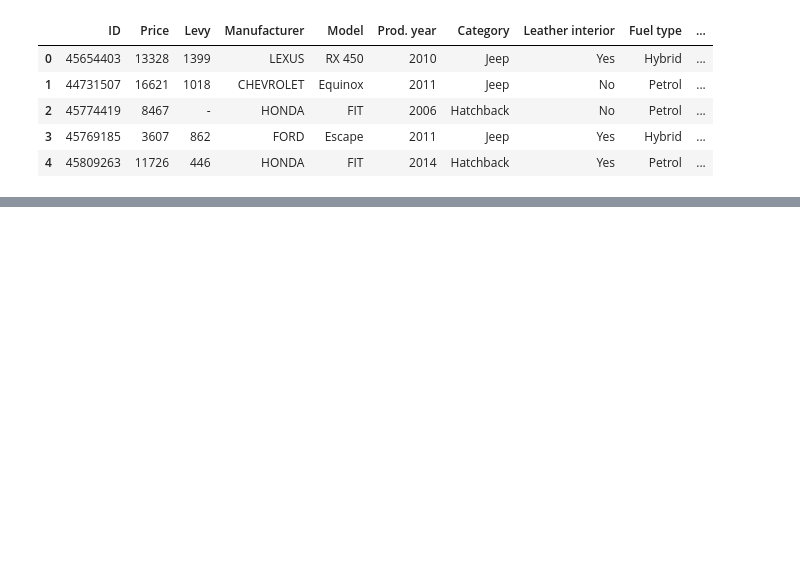
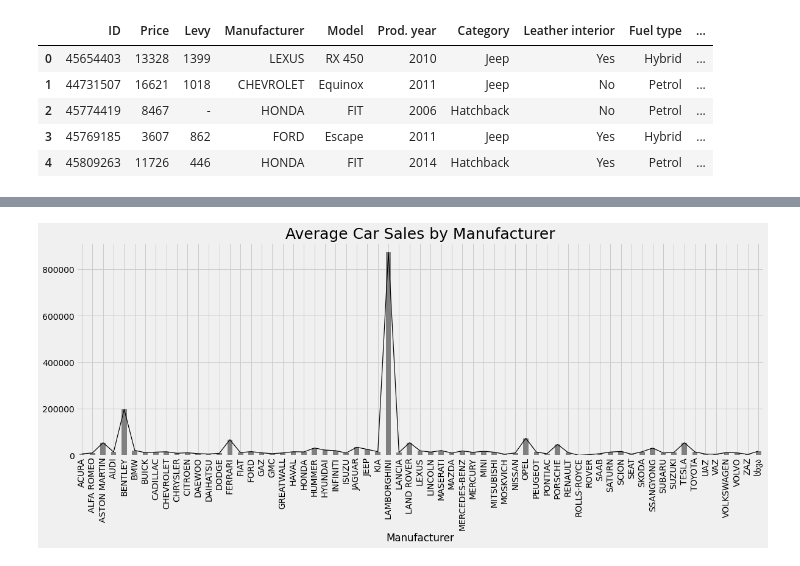
Before and after one commit to AgbajeAyomipo/Car-Price-Project, a Jupyter notebook: notebooks/script_.ipynb, the cells around one changed output, grey strips where cells are left out. Drawn from its saved outputs; the diff is of its cells as text; code cells hidden in the pictures; blank space fills up the shorter version.

```diff
--- a/notebooks/script_.ipynb
+++ b/notebooks/script_.ipynb
@@ -22,0 +112,5 @@ df_.head()
+# %%
+manufacturer_group_ = df_.groupby('Manufacturer')
+manufacturer_group_mean_ = manufacturer_group_.mean()
+manufacturer_summary_ = manufacturer_group_mean_[['Price']]
+manufacturer_summary_.head()
@@ -22,0 +125,4 @@ df_.head()
+# %%
+bar_plot_(df__ = manufacturer_summary_, title_ = 'Average Car Sales by Manufacturer', save_name = 'manufacturer_mean.jpeg')
+# %% [output]
+[figure, added]
```
Also changed, not shown: parts of 59 cells of this notebook, 8 other files.
